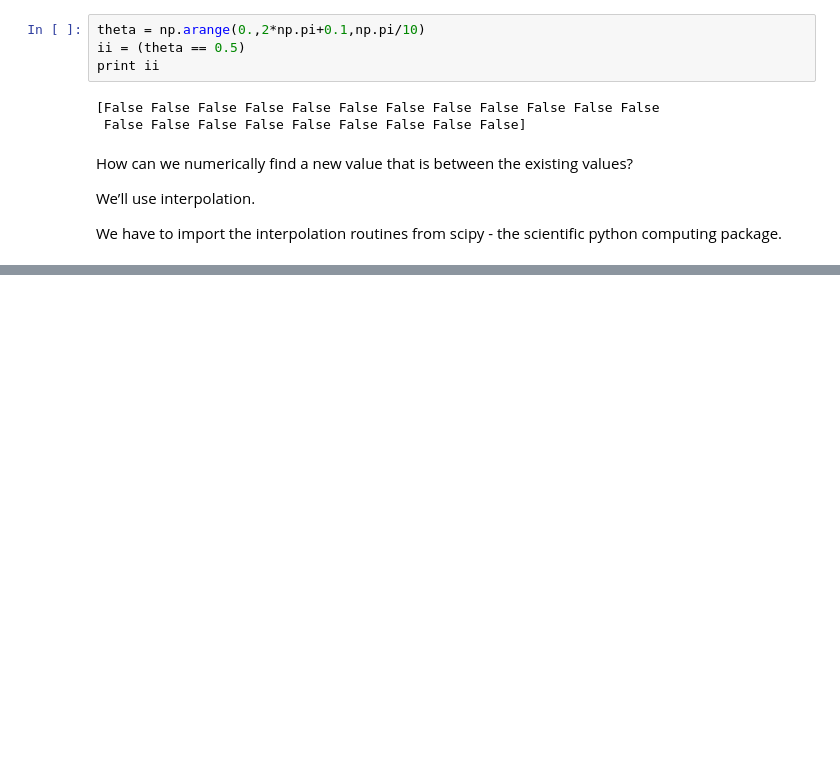
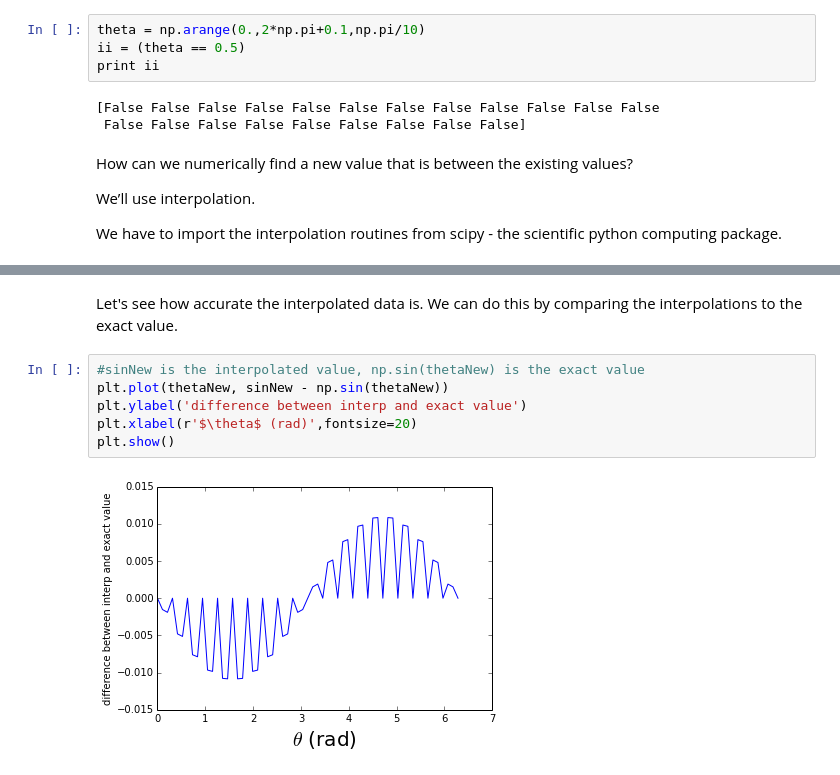
Before and after one commit to slewis06/PHYS202-S14, a Jupyter notebook: SciPy/InterpolationTour.ipynb, the cells around one changed output, grey strips where cells are left out. Drawn from its saved outputs; the diff is of its cells as text; blank space fills up the shorter version.

```diff
--- a/SciPy/InterpolationTour.ipynb
+++ b/SciPy/InterpolationTour.ipynb
@@ -54,0 +105,10 @@ We have to import the interpolation routines from scipy - the scientific python
+# %% [markdown]
+Let's see how accurate the interpolated data is. We can do this by comparing the interpolations to the exact value.
+# %%
+#sinNew is the interpolated value, np.sin(thetaNew) is the exact value
+plt.plot(thetaNew, sinNew - np.sin(thetaNew))
+plt.ylabel('difference between interp and exact value')
+plt.xlabel(r'$\theta$ (rad)',fontsize=20)
+plt.show()
+# %% [output]
+[figure, added]
```
Also changed, not shown: parts of 20 cells of this notebook, 2 other files.
